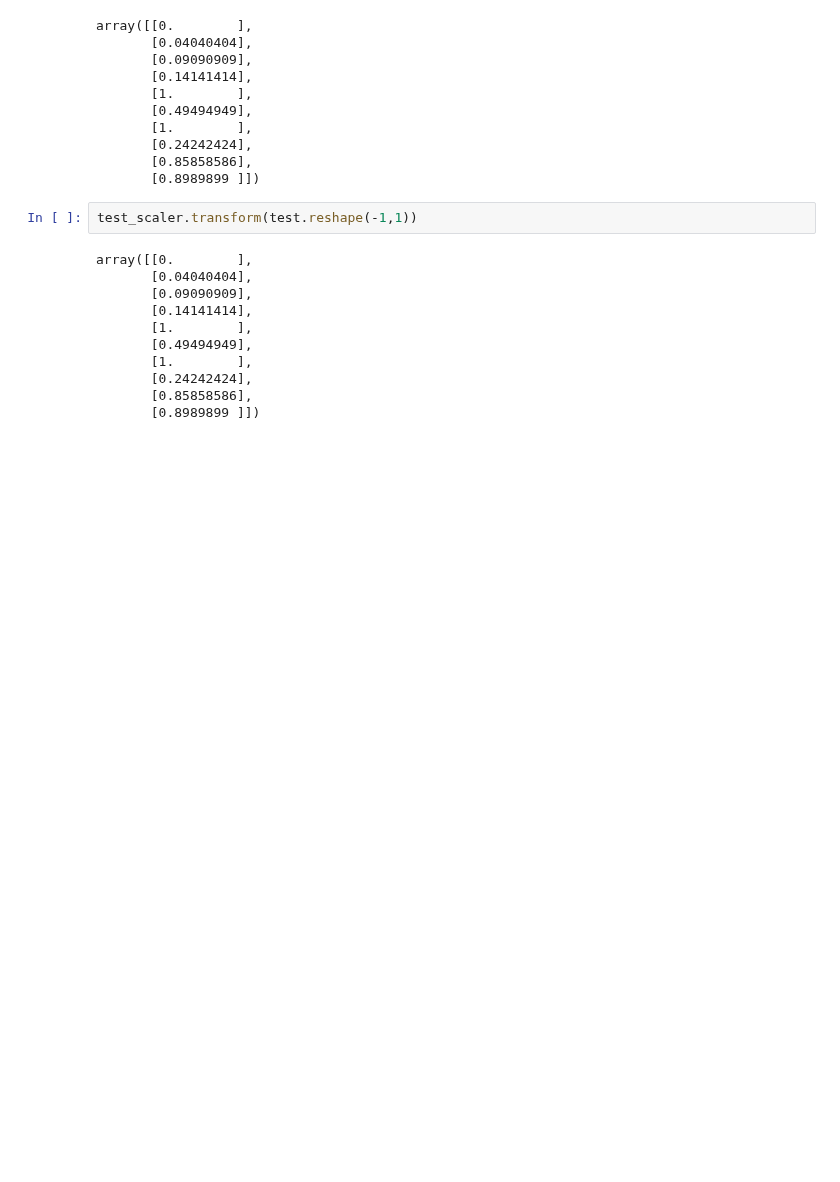
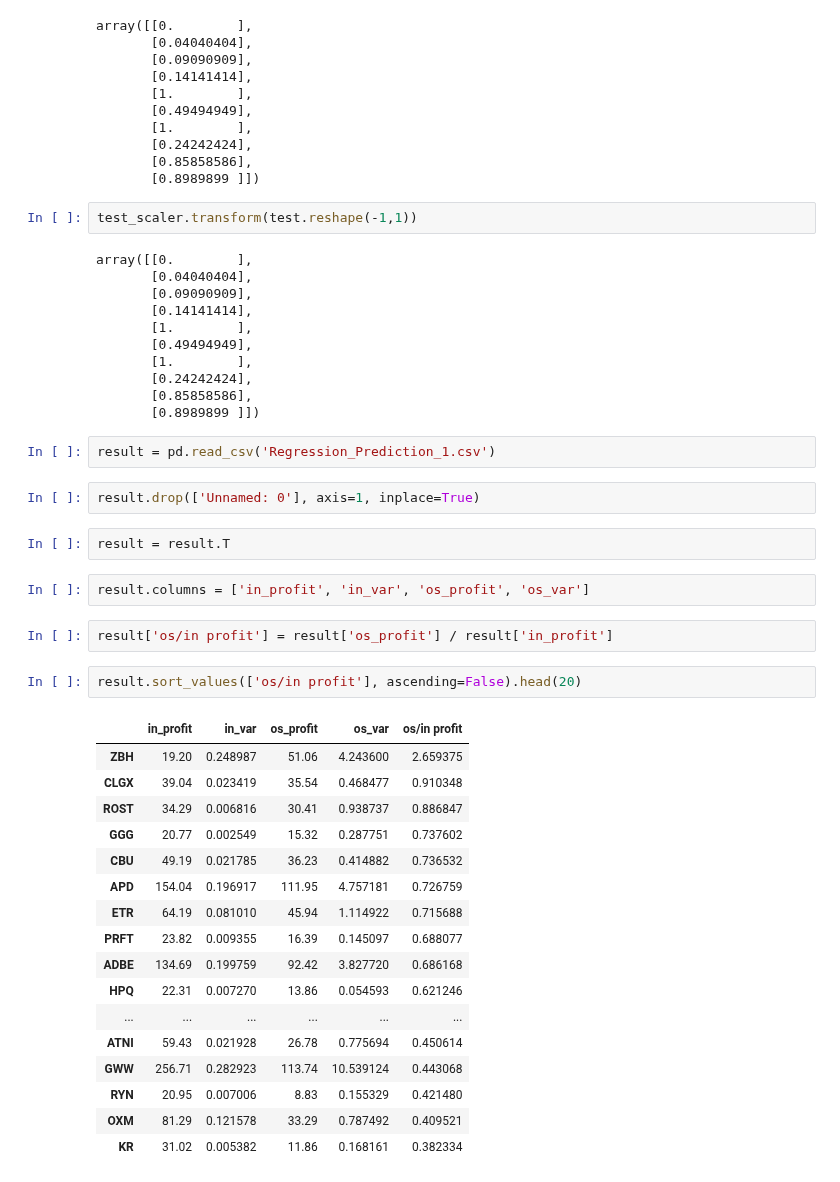
Before and after one commit to HaochengYe/Backtesting, a Jupyter notebook: Test2.ipynb, the cells around one changed output. Cells and saved outputs as stored; diff of their text form; blank space fills up the shorter version.

```diff
--- a/Test2.ipynb
+++ b/Test2.ipynb
@@ -363,3 +365,33 @@ array([[0.        ],
        [0.24242424],
        [0.85858586],
        [0.8989899 ]])
+# %%
+result = pd.read_csv('Regression_Prediction_1.csv')
+# %%
+result.drop(['Unnamed: 0'], axis=1, inplace=True)
+# %%
+result = result.T
+# %%
+result.columns = ['in_profit', 'in_var', 'os_profit', 'os_var']
+# %%
+result['os/in profit'] = result['os_profit'] / result['in_profit']
+# %%
+result.sort_values(['os/in profit'], ascending=False).head(20)
+# %% [output]
+|  | in_profit | in_var | os_profit | os_var | os/in profit |
+| ZBH | 19.20 | 0.248987 | 51.06 | 4.243600 | 2.659375 |
+| CLGX | 39.04 | 0.023419 | 35.54 | 0.468477 | 0.910348 |
+| ROST | 34.29 | 0.006816 | 30.41 | 0.938737 | 0.886847 |
+| GGG | 20.77 | 0.002549 | 15.32 | 0.287751 | 0.737602 |
+| CBU | 49.19 | 0.021785 | 36.23 | 0.414882 | 0.736532 |
+| APD | 154.04 | 0.196917 | 111.95 | 4.757181 | 0.726759 |
+| ETR | 64.19 | 0.081010 | 45.94 | 1.114922 | 0.715688 |
+| PRFT | 23.82 | 0.009355 | 16.39 | 0.145097 | 0.688077 |
+| ADBE | 134.69 | 0.199759 | 92.42 | 3.827720 | 0.686168 |
+| HPQ | 22.31 | 0.007270 | 13.86 | 0.054593 | 0.621246 |
+| ... | ... | ... | ... | ... | ... |
+| ATNI | 59.43 | 0.021928 | 26.78 | 0.775694 | 0.450614 |
+| GWW | 256.71 | 0.282923 | 113.74 | 10.539124 | 0.443068 |
+| RYN | 20.95 | 0.007006 | 8.83 | 0.155329 | 0.421480 |
+| OXM | 81.29 | 0.121578 | 33.29 | 0.787492 | 0.409521 |
+| KR | 31.02 | 0.005382 | 11.86 | 0.168161 | 0.382334 |
```
Also changed, not shown: parts of 1 cell of this notebook.
